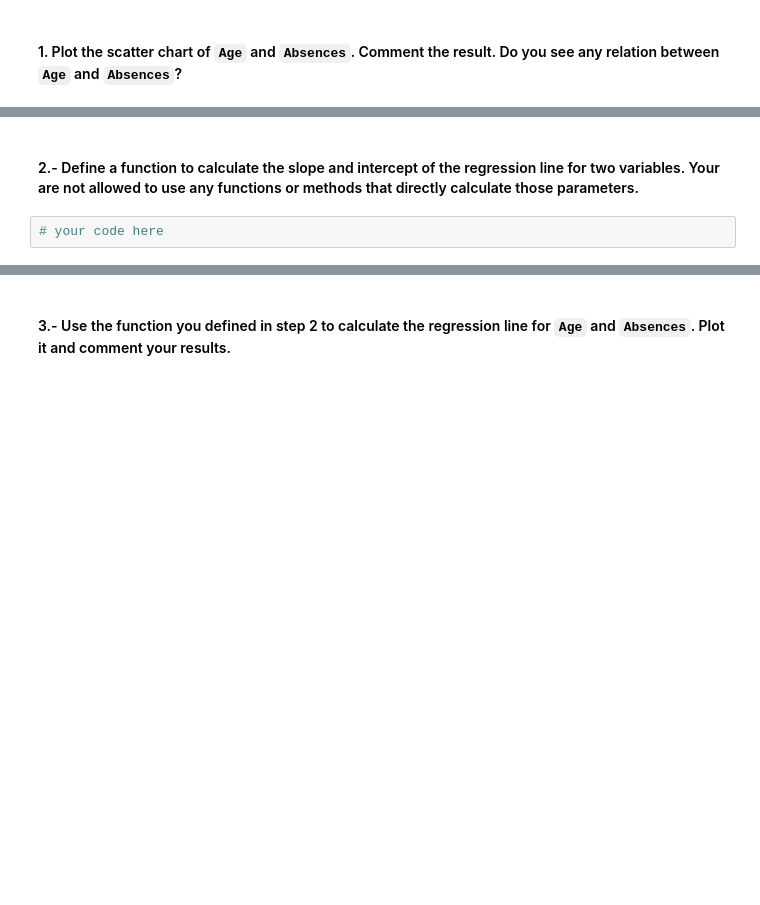
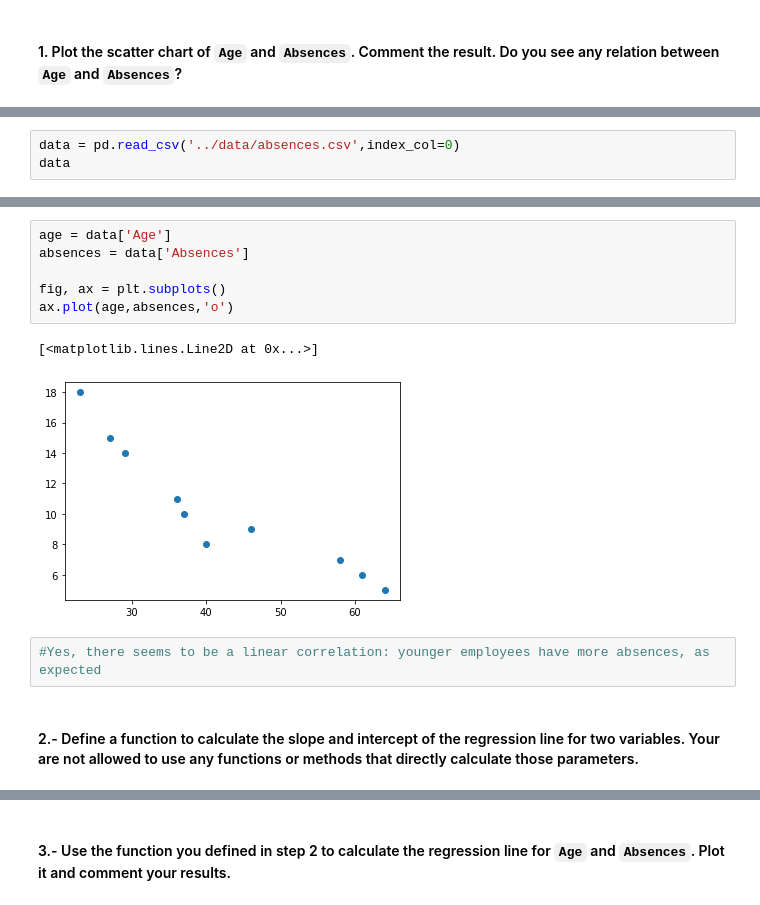
Before and after one commit to ta-data-remote/lab-linear-regression-correlation, a Jupyter notebook: your-code/main.ipynb, the cells around one changed output, grey strips where cells are left out. Cells and saved outputs as stored; diff of their text form; blank space fills up the shorter version.

```diff
--- a/your-code/main.ipynb
+++ b/your-code/main.ipynb
@@ -32,0 +32,3 @@ import pandas as pd
+# %%
+data = pd.read_csv('../data/absences.csv',index_col=0)
+data
@@ -33,4 +47,13 @@ import pandas as pd
+# %%
+age = data['Age']
+absences = data['Absences']
+
+fig, ax = plt.subplots()
+ax.plot(age,absences,'o')
+# %% [output]
+[<matplotlib.lines.Line2D at 0x...>]
+[figure, added]
+# %%
+#Yes, there seems to be a linear correlation: younger employees have more absences, as expected
 # %% [markdown]
 #### 2.- Define a function to calculate the slope and intercept of the regression line for two variables. Your are not allowed to use any functions or methods that directly calculate those parameters.
-# %%
-# your code here
```
Also changed, not shown: parts of 46 cells of this notebook.
